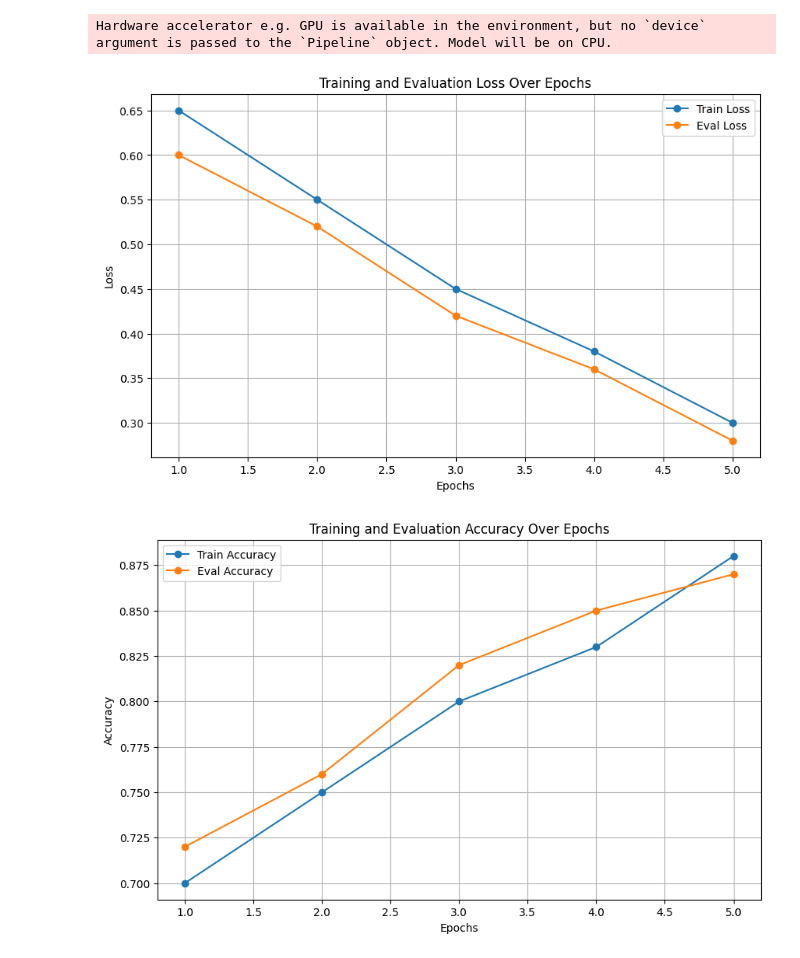
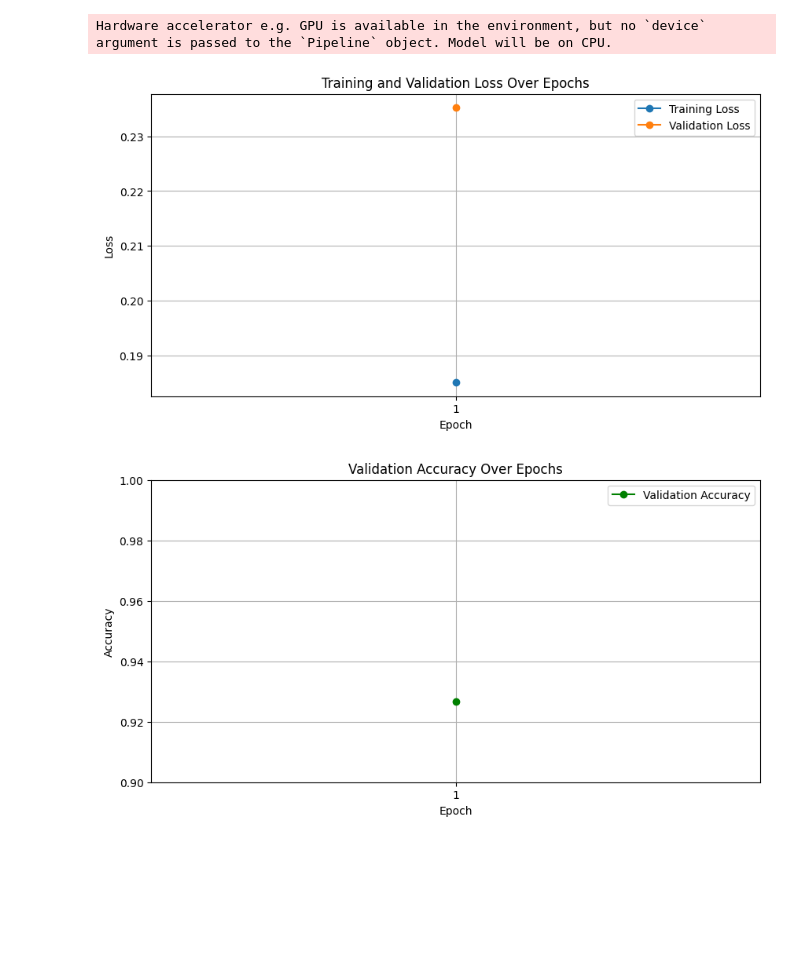
Before and after one commit to A790227/data-project-llm, a Jupyter notebook: Untitled0.ipynb, the cells around one changed output. Cells and saved outputs as stored; diff of their text form; code cells hidden in the pictures; blank space fills up the shorter version.

```diff
--- a/Untitled0.ipynb
+++ b/Untitled0.ipynb
@@ -1124,36 +1124,36 @@ print(f"F1 Score: {f1:.2f}")
 # %%
 import matplotlib.pyplot as plt
 import numpy as np
 
-# Assuming you have accuracy and loss data from the training process
-# Example dummy data for the sake of demonstration
-epochs = np.arange(1, 6)
-train_loss = [0.65, 0.55, 0.45, 0.38, 0.30]
-eval_loss = [0.60, 0.52, 0.42, 0.36, 0.28]
-train_accuracy = [0.70, 0.75, 0.80, 0.83, 0.88]
-eval_accuracy = [0.72, 0.76, 0.82, 0.85, 0.87]
+# Data for training and validation performance
+epochs = [1]
+train_loss = [0.1851]
+val_loss = [0.2352]
+accuracy = [0.9268]
 
-# Plot Training and Evaluation Loss over Epochs
-plt.figure(figsize=(10, 6))
-plt.plot(epochs, train_loss, label="Train Loss", marker='o')
-plt.plot(epochs, eval_loss, label="Eval Loss", marker='o')
-plt.title("Training and Evaluation Loss Over Epochs")
-plt.xlabel("Epochs")
-plt.ylabel("Loss")
+# Plot 1: Loss Curve
+plt.figure(figsize=(10, 5))
+plt.plot(epochs, train_loss, label='Training Loss', marker='o')
+plt.plot(epochs, val_loss, label='Validation Loss', marker='o')
+plt.title('Training and Validation Loss Over Epochs')
+plt.xlabel('Epoch')
+plt.ylabel('Loss')
+plt.xticks(np.arange(1, 2, step=1))
 plt.legend()
 plt.grid(True)
 plt.show()
 
-# Plot Training and Evaluation Accuracy over Epochs
-plt.figure(figsize=(10, 6))
-plt.plot(epochs, train_accuracy, label="Train Accuracy", marker='o')
-plt.plot(epochs, eval_accuracy, label="Eval Accuracy", marker='o')
-plt.title("Training and Evaluation Accuracy Over Epochs")
-plt.xlabel("Epochs")
-plt.ylabel("Accuracy")
+# Plot 2: Accuracy Curve
+plt.figure(figsize=(10, 5))
+plt.plot(epochs, accuracy, label='Validation Accuracy', marker='o', color='green')
+plt.title('Validation Accuracy Over Epochs')
+plt.xlabel('Epoch')
+plt.ylabel('Accuracy')
+plt.xticks(np.arange(1, 2, step=1))
+plt.ylim(0.9, 1.0)
 plt.legend()
 plt.grid(True)
 plt.show()
 # %% [output]
-[figure, old version]
+[figure, new version]
-[figure, old version]
+[figure, new version]
```
Also changed, not shown: parts of 2 cells of this notebook.
